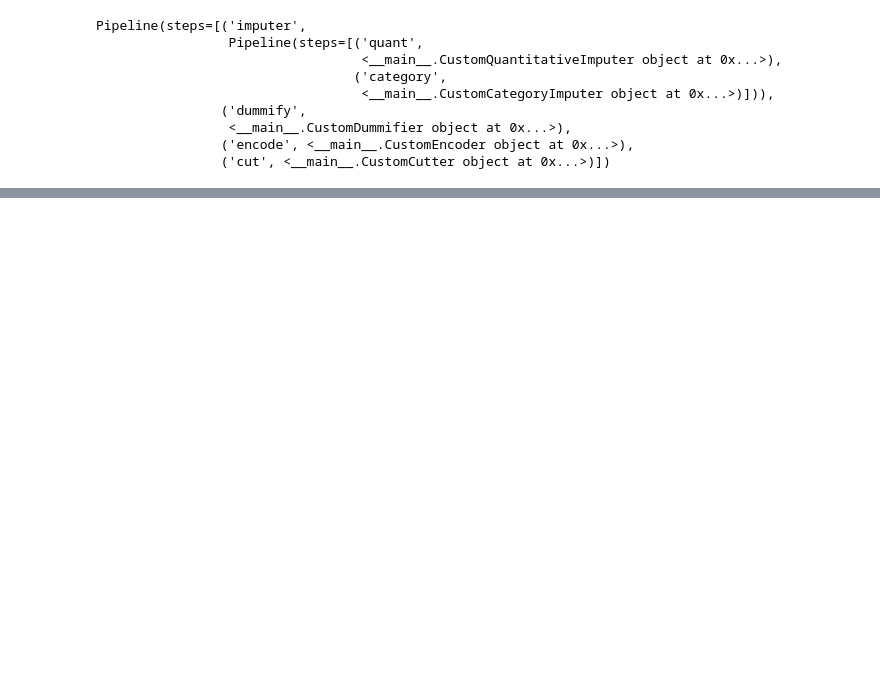
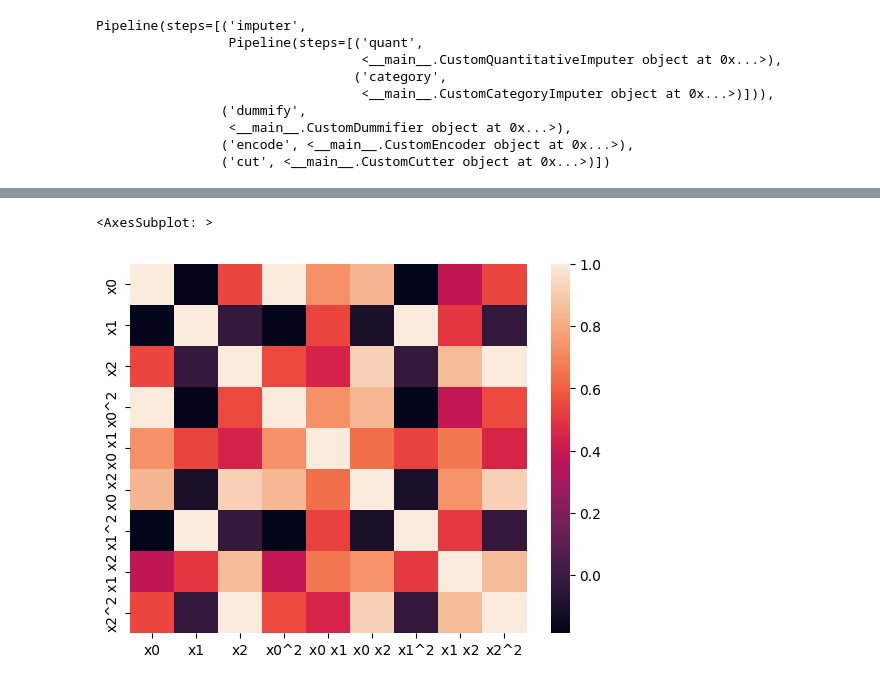
Before and after one commit to yungshun317/sklearn-ml-feature-construction, a Jupyter notebook: activity_recognition_from_single_chest_mounted_accelerometer.ipynb, the cells around one changed output, grey strips where cells are left out. Cells and saved outputs as stored; diff of their text form; code cells hidden in the pictures; blank space fills up the shorter version.

Commit message:
[FEAT] Create new features through `PolynomialFeatures`

```diff
--- a/activity_recognition_from_single_chest_mounted_accelerometer.ipynb
+++ b/activity_recognition_from_single_chest_mounted_accelerometer.ipynb
@@ -340,0 +364,10 @@ pipe.transform(X)
+# %%
+# Use append()
+# path = r'/home/yungshun/workspace/py/sklearn-ml-feature-construction/datasets'
+# filenames = glob.glob(path + "/*.csv")
+# df = pd.DataFrame(columns=['index', 'x', 'y', 'z', 'activity'])
+# for filename in filenames:
+#     df = df.append(pd.read_csv(filename, names=['index', 'x', 'y', 'z', 'activity']), ignore_index=True)
+df = pd.read_csv('/home/yungshun/workspace/py/sklearn-ml-feature-construction/datasets/activity_recognition_from_single_chest_mounted_accelerometer/1.csv', header=None)
+df.columns = ['index', 'x', 'y', 'z', 'activity']
+df
@@ -340,0 +405,14 @@ pipe.transform(X)
+# %%
+X = df[['x', 'y', 'z']]
+# Create our feature matrix by removing the response variable
+y = df['activity']
+
+# Our grid search variables and instances
+# KNN parameters to try
+knn_params = {'n_neighbors':[3, 4, 5, 6]}
+
+knn = KNeighborsClassifier()
+grid = GridSearchCV(knn, knn_params)
+grid.fit(X, y)
+
+print(grid.best_score_, grid.best_params_)
@@ -340,0 +427,6 @@ pipe.transform(X)
+# %%
+# interaction_only = False
+poly = PolynomialFeatures(degree=2, include_bias=False, interaction_only=False)
+
+X_poly = poly.fit_transform(X)
+X_poly.shape
@@ -340,0 +452,5 @@ pipe.transform(X)
+# %%
+sns.heatmap(pd.DataFrame(X_poly, columns=poly.get_feature_names()).corr())
+# %% [output]
+<AxesSubplot: >
+[figure, added]
```
Also changed, not shown: parts of 37 cells of this notebook.
